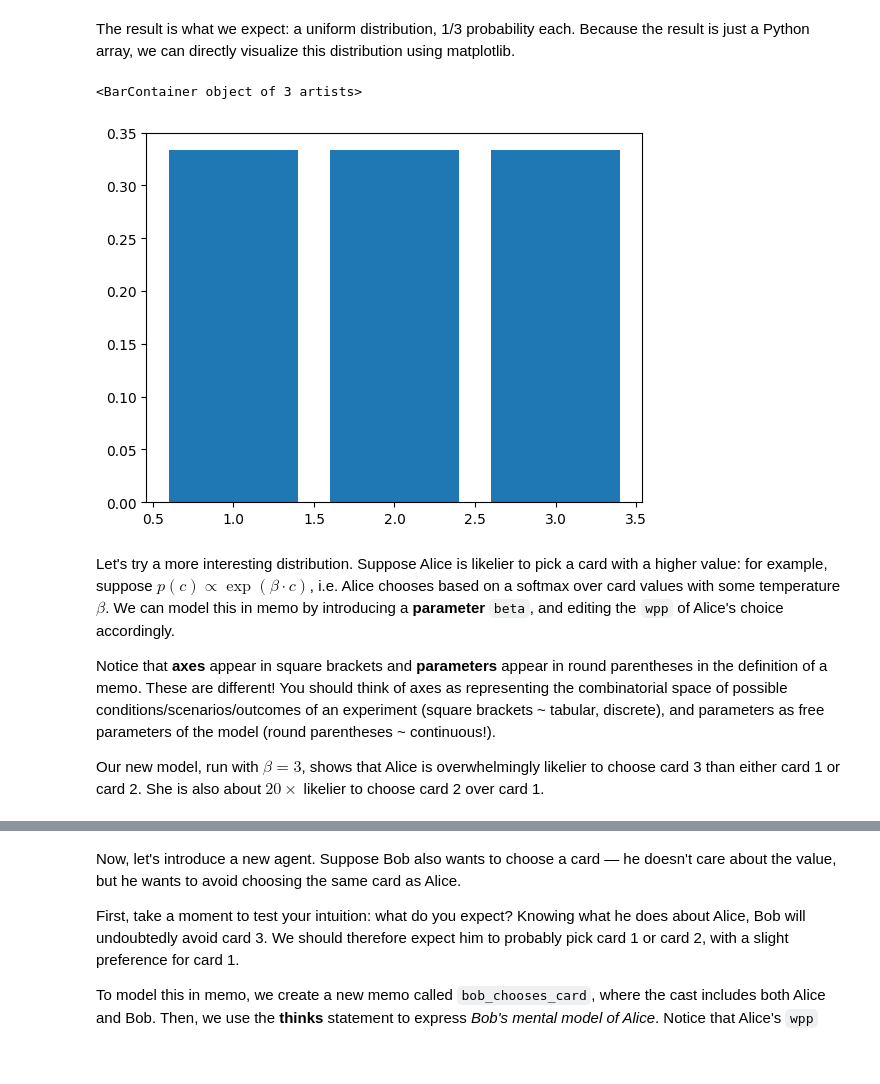
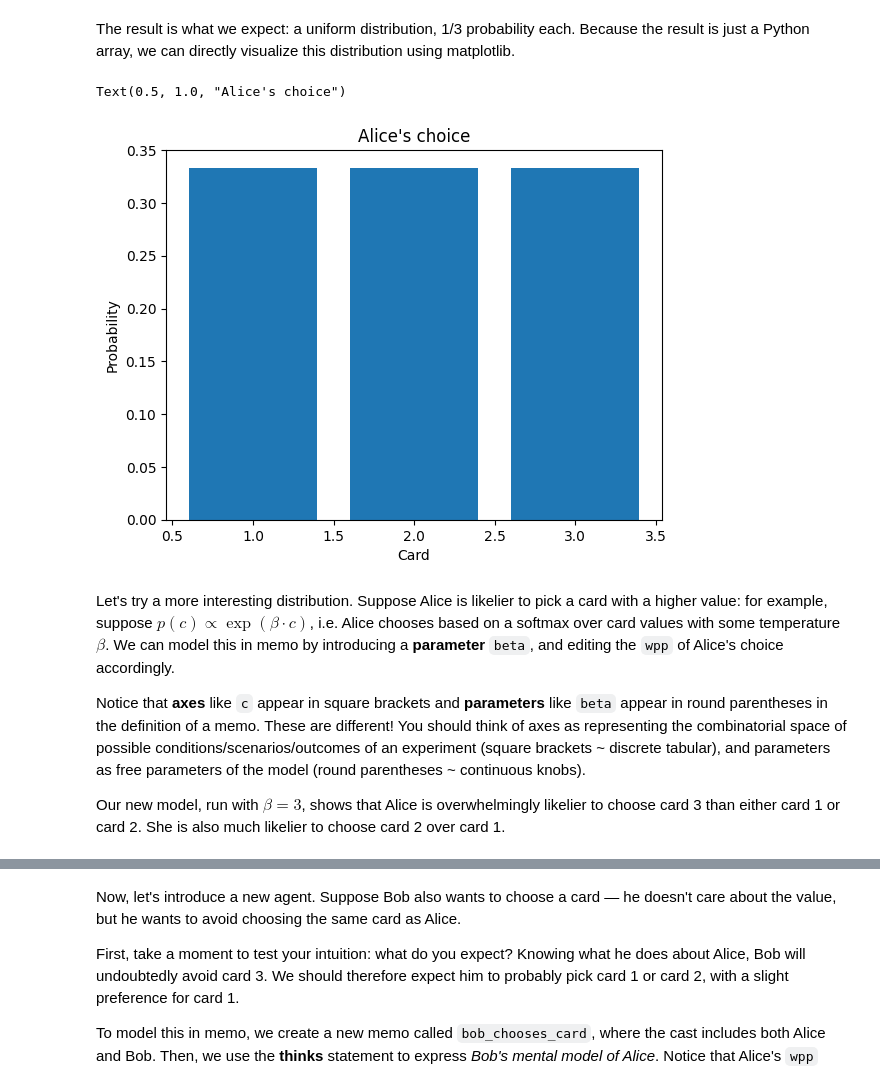
Before and after one commit to kach/memo, a Jupyter notebook: Memonomicon.ipynb, the cells around one changed output, grey strips where cells are left out. Cells and saved outputs as stored; diff of their text form; code cells hidden in the pictures; blank space fills up the shorter version.

```diff
--- a/Memonomicon.ipynb
+++ b/Memonomicon.ipynb
@@ -61,15 +61,16 @@ The result is what we expect: a uniform distribution, 1/3 probability each. Beca
 # %%
 from matplotlib import pyplot as plt
 plt.bar(cards, alice_chooses_card())
+plt.xlabel('Card'); plt.ylabel('Probability'); plt.title("Alice's choice")
 # %% [output]
-<BarContainer object of 3 artists>
+Text(0.5, 1.0, "Alice's choice")
-[figure, old version]
+[figure, new version]
 # %% [markdown]
 Let's try a more interesting distribution. Suppose Alice is likelier to pick a card with a higher value: for example, suppose $p(c) \propto \exp(\beta \cdot c)$, i.e. Alice chooses based on a softmax over card values with some temperature $\beta$. We can model this in memo by introducing a **parameter** `beta`, and editing the `wpp` of Alice's choice accordingly.
 
-Notice that **axes** appear in square brackets and **parameters** appear in round parentheses in the definition of a memo. These are different! You should think of axes as representing the combinatorial space of possible conditions/scenarios/outcomes of an experiment (square brackets ~ tabular, discrete), and parameters as free parameters of the model (round parentheses ~ continuous!).
+Notice that **axes** like `c` appear in square brackets and **parameters** like `beta` appear in round parentheses in the definition of a memo. These are different! You should think of axes as representing the combinatorial space of possible conditions/scenarios/outcomes of an experiment (square brackets ~ discrete tabular), and parameters as free parameters of the model (round parentheses ~ continuous knobs).
 
-Our new model, run with $\beta = 3$, shows that Alice is overwhelmingly likelier to choose card 3 than either card 1 or card 2. She is also about $20\times$ likelier to choose card 2 over card 1.
+Our new model, run with $\beta = 3$, shows that Alice is overwhelmingly likelier to choose card 3 than either card 1 or card 2. She is also much likelier to choose card 2 over card 1.
 # %%
 @memo
 def alice_chooses_card[c: cards](beta):  # notice the new parameter beta
```
Also changed, not shown: parts of 30 cells of this notebook.
